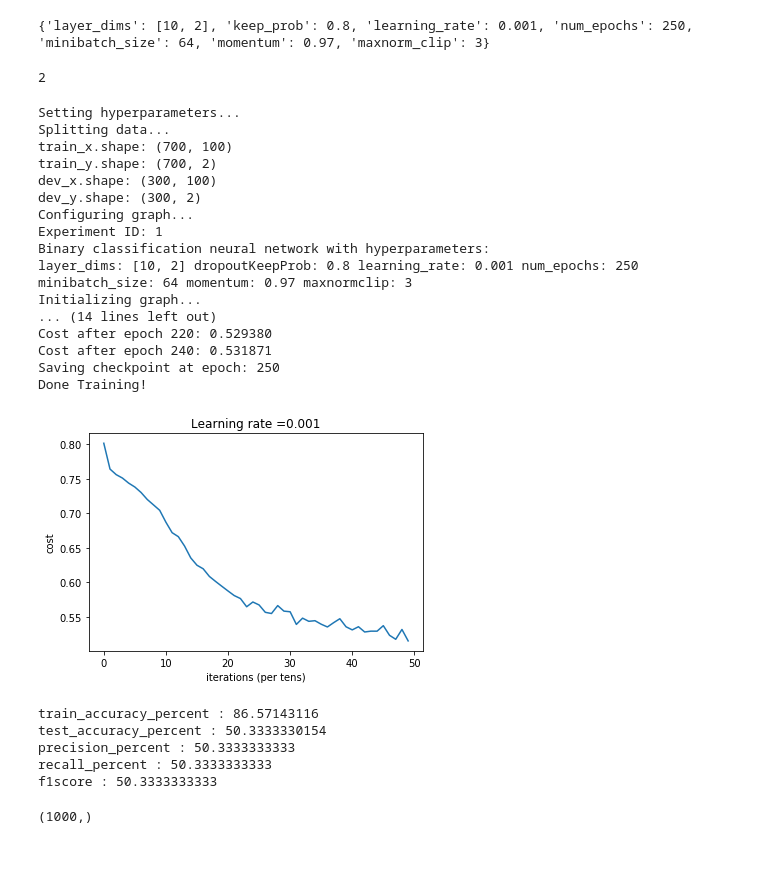
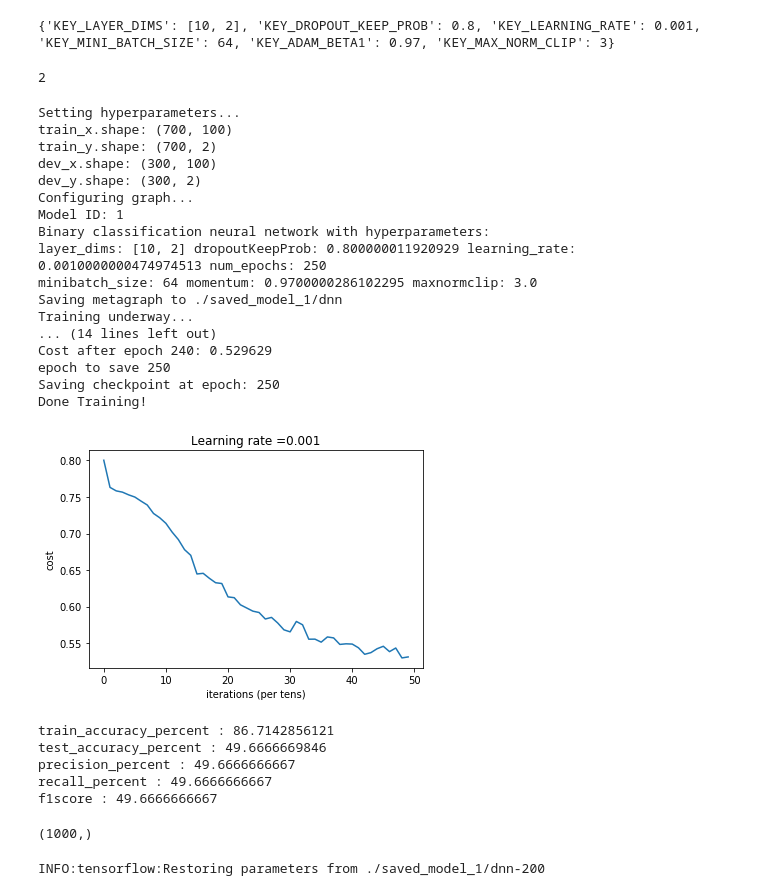
Before and after one commit to StanleyFung/DeepNeuralNet, a Jupyter notebook: example.ipynb, the cells around one changed output. Drawn from its saved outputs; the diff is of its cells as text; code cells hidden in the pictures; blank space fills up the shorter version.

Commit message:
Saving and restoring with ability to resume training

```diff
--- a/example.ipynb
+++ b/example.ipynb
@@ -9,16 +9,15 @@ classes = 2
 layer_dims = [10, classes]
 learning_rate = 0.001
 keep_prob = 0.8
-num_epochs = 250
 minibatch_size = 64
 momentum = 0.97
 maxnorm_clip = 3
 print_summary = False
 isBinary = classes == 2
-hyperparams = DNN.create_hyperparameter_bundle(layer_dims, learning_rate, num_epochs, keep_prob, minibatch_size, momentum, maxnorm_clip)
+hyperparams = DNN.create_hyperparameter_bundle(layer_dims, learning_rate, keep_prob, minibatch_size, momentum, maxnorm_clip)
 print(hyperparams)
 # %% [output]
-{'layer_dims': [10, 2], 'keep_prob': 0.8, 'learning_rate': 0.001, 'num_epochs': 250, 'minibatch_size': 64, 'momentum': 0.97, 'maxnorm_clip': 3}
+{'KEY_LAYER_DIMS': [10, 2], 'KEY_DROPOUT_KEEP_PROB': 0.8, 'KEY_LEARNING_RATE': 0.001, 'KEY_MINI_BATCH_SIZE': 64, 'KEY_ADAM_BETA1': 0.97, 'KEY_MAX_NORM_CLIP': 3}
 # %%
 # Generate data
 m = 1000
@@ -38,33 +37,34 @@ classification = len(set(y_test))
 print(classification)
 # %% [output]
 2
-# %%
-# Example of using dnn.train_with_hyperparameter_bundle
-nn = DNN()
-nn.set_hyperparameters(hyperparams)
-model = nn.split_data_configure_train(df, label, split_percent=0.7)
-# %% [output]
-Setting hyperparameters...
-Splitting data...
-train_x.shape: (700, 100)
-train_y.shape: (700, 2)
-dev_x.shape: (300, 100)
-dev_y.shape: (300, 2)
-Configuring graph...
-Experiment ID: 1
-Binary classification neural network with hyperparameters:
-layer_dims: [10, 2] dropoutKeepProb: 0.8 learning_rate: 0.001 num_epochs: 250
-minibatch_size: 64 momentum: 0.97 maxnormclip: 3
-Initializing graph...
-... (14 lines left out)
-Cost after epoch 220: 0.529380
-Cost after epoch 240: 0.531871
-Saving checkpoint at epoch: 250
-Done Training!
-[figure, removed]
-train_accuracy_percent : 86.57143116
-test_accuracy_percent : 50.3333330154
-precision_percent : 50.3333333333
-recall_percent : 50.3333333333
-f1score : 50.3333333333
+# %%
+nn = DNN()
+nn.set_hyperparameters(hyperparams)
+(train_x, train_y, dev_x, dev_y) = DNN.split_data(df, label, 0.7)
+nn.configure_graph(train_x, train_y)
+results = nn.train(train_x, train_y, dev_x, dev_y, num_epochs = 250, print_summary = True, checkpoint_interval = 200)
+# %% [output]
+Setting hyperparameters...
+train_x.shape: (700, 100)
+train_y.shape: (700, 2)
+dev_x.shape: (300, 100)
+dev_y.shape: (300, 2)
+Configuring graph...
+Model ID: 1
+Binary classification neural network with hyperparameters:
+layer_dims: [10, 2] dropoutKeepProb: 0.800000011920929 learning_rate: 0.0010000000474974513 num_epochs: 250
+minibatch_size: 64 momentum: 0.9700000286102295 maxnormclip: 3.0
+Saving metagraph to ./saved_model_1/dnn
+Training underway...
+... (14 lines left out)
+Cost after epoch 240: 0.529629
+epoch to save 250
+Saving checkpoint at epoch: 250
+Done Training!
+[figure, added]
+train_accuracy_percent : 86.7142856121
+test_accuracy_percent : 49.6666669846
+precision_percent : 49.6666666667
+recall_percent : 49.6666666667
+f1score : 49.6666666667
 # %%
@@ -72,3 +72,8 @@ predictions = nn.predict(x_data, model[DNN.KEY_PARAMETERS])
 print(predictions.shape)
 # %% [output]
 (1000,)
+# %%
+dnn2 = DNN()
+dnn2.restore_saved_model(1, 200)
+# %% [output]
+INFO:tensorflow:Restoring parameters from ./saved_model_1/dnn-200
```
Also changed, not shown: parts of 2 cells of this notebook, 1 other file.
